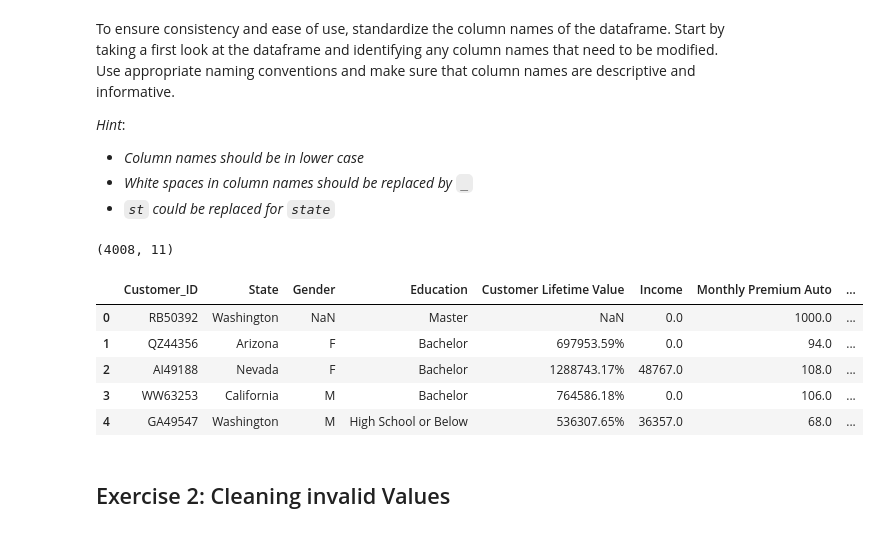
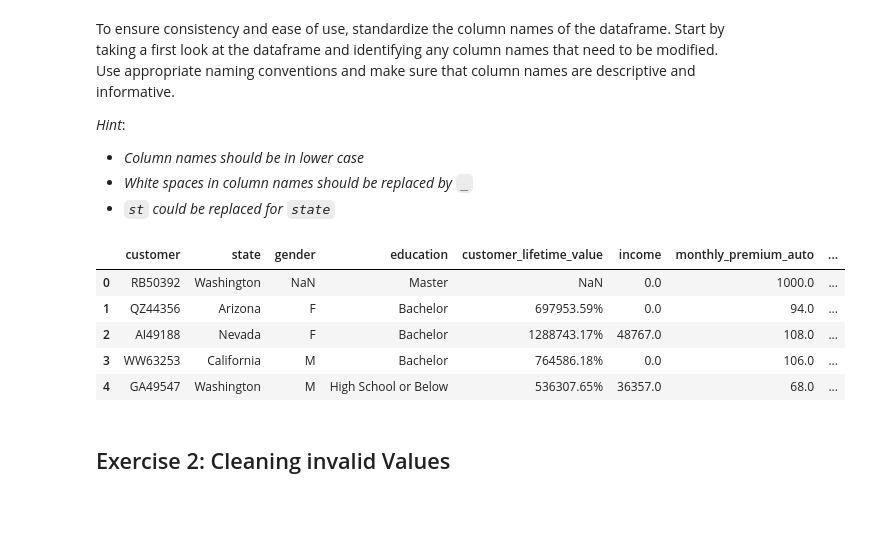
Before and after one commit to Ironhack-DA-Course/lab-dw-data-cleaning-and-formatting, a Jupyter notebook: lab-dw-data-cleaning-and-formatting.ipynb, the cells around one changed output. Drawn from its saved outputs; the diff is of its cells as text; code cells hidden in the pictures.

```diff
--- a/lab-dw-data-cleaning-and-formatting.ipynb
+++ b/lab-dw-data-cleaning-and-formatting.ipynb
@@ -20,15 +20,15 @@ url = "https://raw.githubusercontent.com/data-bootcamp-v4/data/main/file1.csv"
 df = pd.read_csv(url)
 # %%
 # df.head()
-df.shape
+df.columns = df.columns.str.strip().str.lower().str.replace(" ", "_")
+# df.columns.str.lower()#.replace(" ", "_")
-# %% [output]
-(4008, 11)
 # %%
-new_cols = {"Customer": "Customer_ID", 'ST': 'State', "GENDER": "Gender"}
+# new_cols = {"Customer": "Customer_ID", 'ST': 'State', "GENDER": "Gender"}
+new_cols = {'st': 'state'}
 df = df.rename(columns= new_cols)
 df.head()
 # %% [output]
-|  | Customer_ID | State | Gender | Education | Customer Lifetime Value | Income | Monthly Premium Auto | ... |
+|  | customer | state | gender | education | customer_lifetime_value | income | monthly_premium_auto | ... |
 | 0 | RB50392 | Washington | NaN | Master | NaN | 0.0 | 1000.0 | ... |
 | 1 | QZ44356 | Arizona | F | Bachelor | 697953.59% | 0.0 | 94.0 | ... |
 | 2 | AI49188 | Nevada | F | Bachelor | 1288743.17% | 48767.0 | 108.0 | ... |
```
Also changed, not shown: parts of 6 cells of this notebook.
